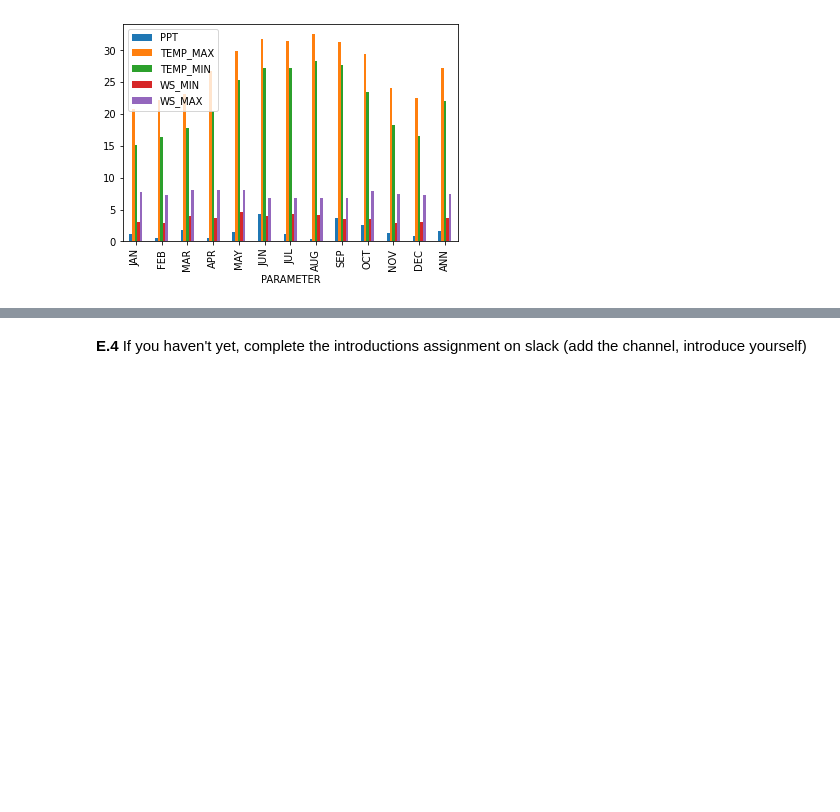
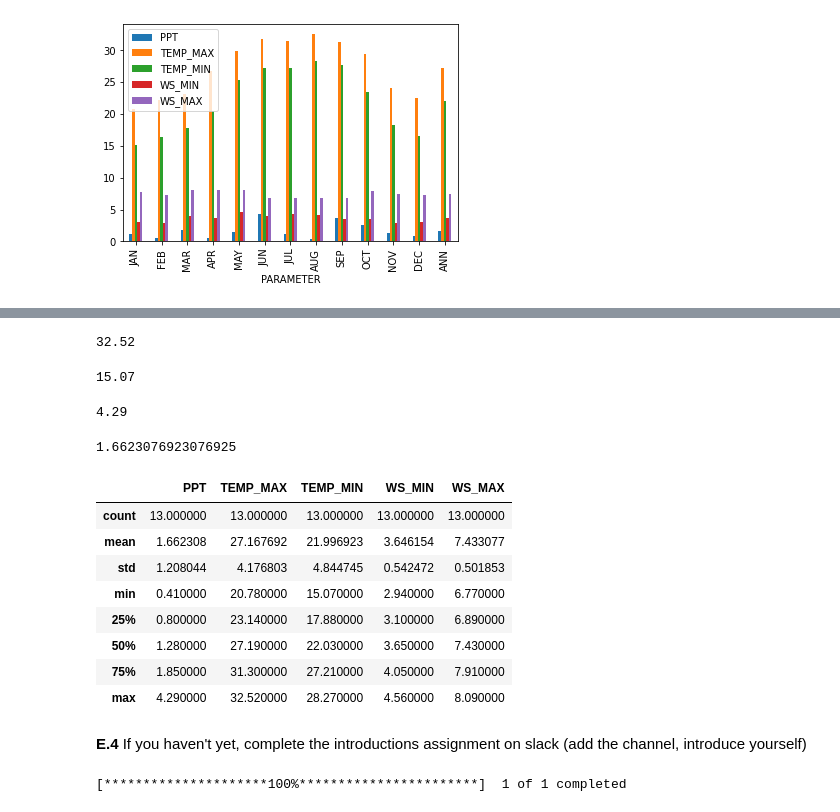
Before and after one commit to chsharrison/IntroSciComp_S2021, a Jupyter notebook: Sandip_Regmi/Lab1.2/FunctionUse_and_plot.ipynb, the cells around one changed output, grey strips where cells are left out. Cells and saved outputs as stored; diff of their text form; code cells hidden in the pictures; blank space fills up the shorter version.

```diff
--- a/Sandip_Regmi/Lab1.2/FunctionUse_and_plot.ipynb
+++ b/Sandip_Regmi/Lab1.2/FunctionUse_and_plot.ipynb
@@ -421,0 +403,33 @@ graphFunction([ 'WS_MIN', 'WS_MAX'], 'Wind Speed', 'Kmphr')
+# %%
+#The maximum temperature
+data_trans['TEMP_MAX'].max()
+# %% [output]
+32.52
+# %%
+#The minimum temperature
+data_trans['TEMP_MIN'].min()
+# %% [output]
+15.07
+# %%
+#The maximum rainfall is
+data_trans['PPT'].max()
+# %% [output]
+4.29
+# %%
+#The average annual rainfall is :
+data_trans['PPT'].mean()
+# %% [output]
+1.6623076923076925
+# %%
+#T
+data_trans.describe()
+# %% [output]
+|  | PPT | TEMP_MAX | TEMP_MIN | WS_MIN | WS_MAX |
+| count | 13.000000 | 13.000000 | 13.000000 | 13.000000 | 13.000000 |
+| mean | 1.662308 | 27.167692 | 21.996923 | 3.646154 | 7.433077 |
+| std | 1.208044 | 4.176803 | 4.844745 | 0.542472 | 0.501853 |
+| min | 0.410000 | 20.780000 | 15.070000 | 2.940000 | 6.770000 |
+| 25% | 0.800000 | 23.140000 | 17.880000 | 3.100000 | 6.890000 |
+| 50% | 1.280000 | 27.190000 | 22.030000 | 3.650000 | 7.430000 |
+| 75% | 1.850000 | 31.300000 | 27.210000 | 4.050000 | 7.910000 |
+| max | 4.290000 | 32.520000 | 28.270000 | 4.560000 | 8.090000 |
@@ -423,0 +455,4 @@ graphFunction([ 'WS_MIN', 'WS_MAX'], 'Wind Speed', 'Kmphr')
+# %%
+df = yf.download("AAPL", start="2020-01-01", end="2020-12-30", interval="1d")
+# %% [output]
+[*********************100%***********************]  1 of 1 completed
```
Also changed, not shown: parts of 22 cells of this notebook.
